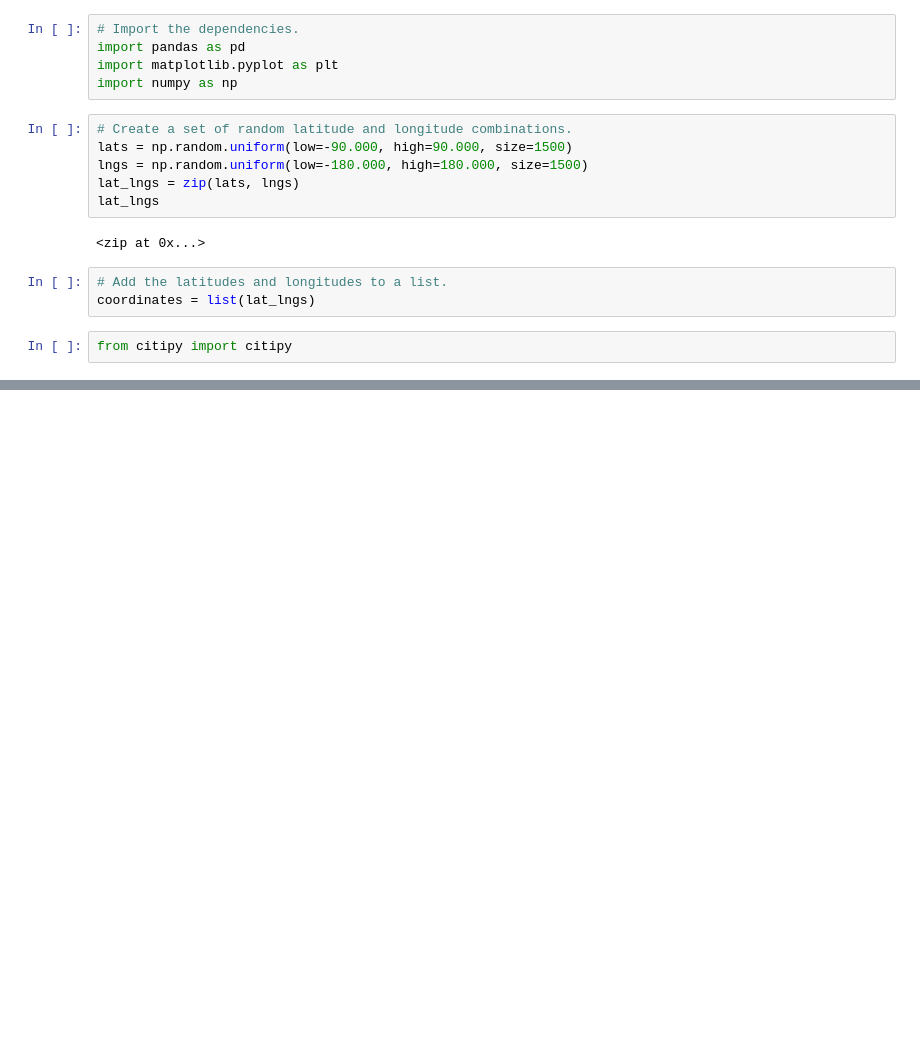
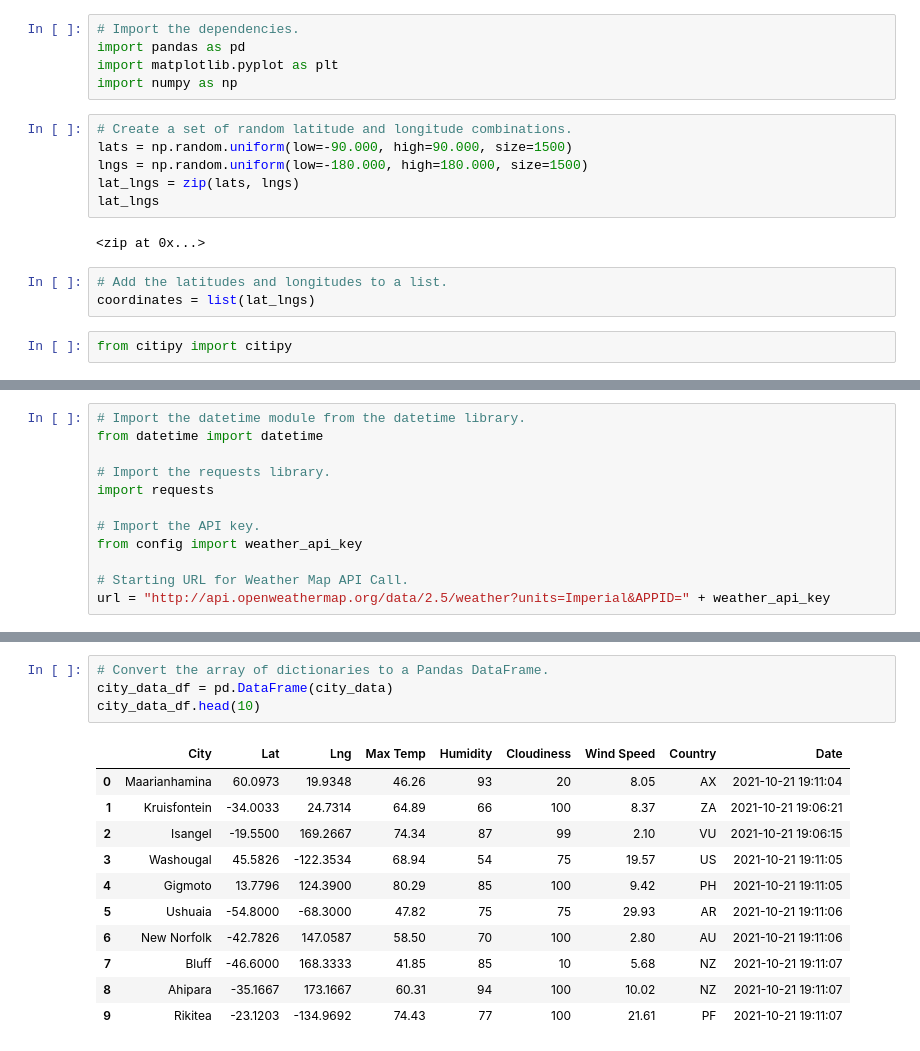
Before and after one commit to JFoArlas/World_Weather_Analysis, a Jupyter notebook: WeatherPy.ipynb, the cells around one changed output, grey strips where cells are left out. Saved outputs shown, nothing was run; the diff lists cells and outputs as text; blank space fills up the shorter version.

Commit message:
modifications to .gitignore and WeatherPy.ipynb

```diff
--- a/WeatherPy.ipynb
+++ b/WeatherPy.ipynb
@@ -32,0 +33,12 @@ len(cities)
+# %%
+# Import the datetime module from the datetime library.
+from datetime import datetime
+
+# Import the requests library.
+import requests
+
+# Import the API key.
+from config import weather_api_key
+
+# Starting URL for Weather Map API Call.
+url = "http://api.openweathermap.org/data/2.5/weather?units=Imperial&APPID=" + weather_api_key
@@ -32,0 +123,16 @@ len(cities)
+# %%
+# Convert the array of dictionaries to a Pandas DataFrame.
+city_data_df = pd.DataFrame(city_data)
+city_data_df.head(10)
+# %% [output]
+|  | City | Lat | Lng | Max Temp | Humidity | Cloudiness | Wind Speed | Country | Date |
+| 0 | Maarianhamina | 60.0973 | 19.9348 | 46.26 | 93 | 20 | 8.05 | AX | 2021-10-21 19:11:04 |
+| 1 | Kruisfontein | -34.0033 | 24.7314 | 64.89 | 66 | 100 | 8.37 | ZA | 2021-10-21 19:06:21 |
+| 2 | Isangel | -19.5500 | 169.2667 | 74.34 | 87 | 99 | 2.10 | VU | 2021-10-21 19:06:15 |
+| 3 | Washougal | 45.5826 | -122.3534 | 68.94 | 54 | 75 | 19.57 | US | 2021-10-21 19:11:05 |
+| 4 | Gigmoto | 13.7796 | 124.3900 | 80.29 | 85 | 100 | 9.42 | PH | 2021-10-21 19:11:05 |
+| 5 | Ushuaia | -54.8000 | -68.3000 | 47.82 | 75 | 75 | 29.93 | AR | 2021-10-21 19:11:06 |
+| 6 | New Norfolk | -42.7826 | 147.0587 | 58.50 | 70 | 100 | 2.80 | AU | 2021-10-21 19:11:06 |
+| 7 | Bluff | -46.6000 | 168.3333 | 41.85 | 85 | 10 | 5.68 | NZ | 2021-10-21 19:11:07 |
+| 8 | Ahipara | -35.1667 | 173.1667 | 60.31 | 94 | 100 | 10.02 | NZ | 2021-10-21 19:11:07 |
+| 9 | Rikitea | -23.1203 | -134.9692 | 74.43 | 77 | 100 | 21.61 | PF | 2021-10-21 19:11:07 |
```
Also changed, not shown: parts of 5 cells of this notebook, 5 other files.
